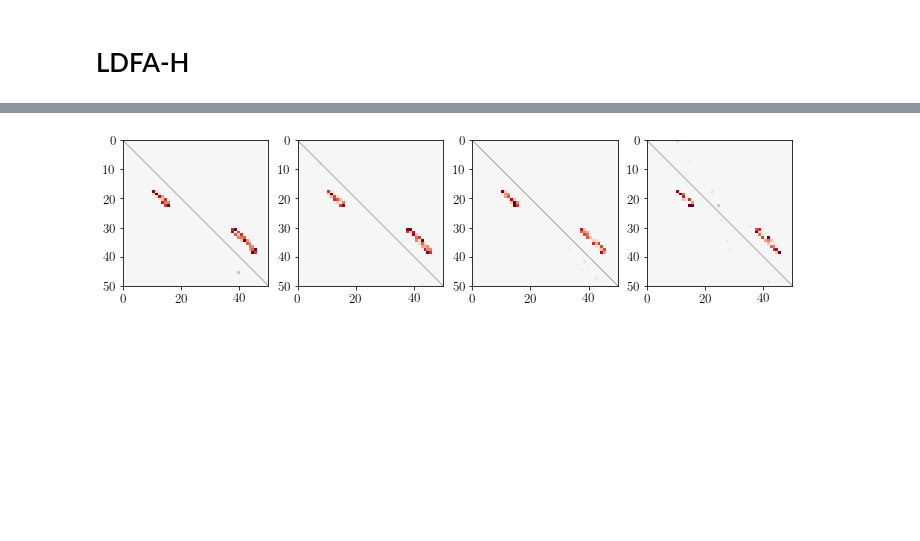
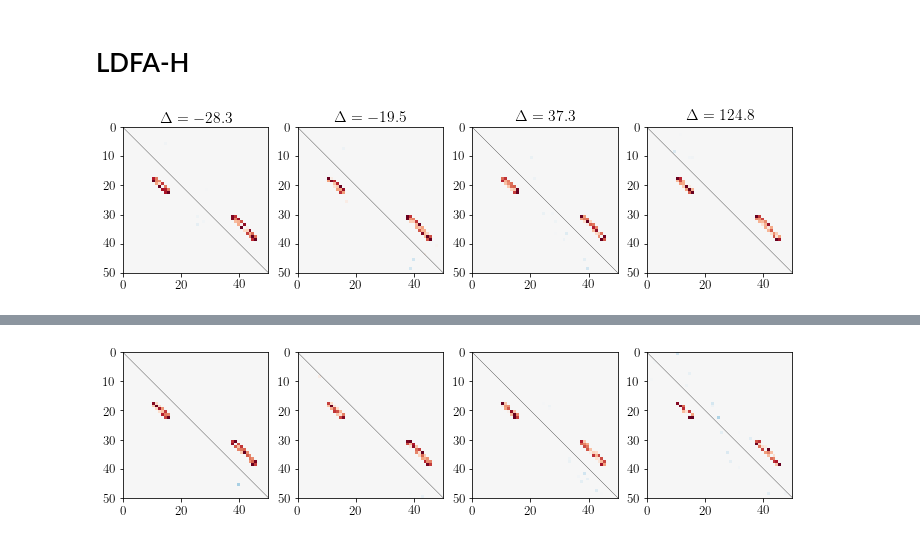
Before and after one commit to HeejongBong/ldfa, a Jupyter notebook: example/3.1 LDFA-H versus existing methods in addressing noise auto-correlation.ipynb, the cells around one changed output, grey strips where cells are left out. Cells and saved outputs as stored; diff of their text form; code cells hidden in the pictures; blank space fills up the shorter version.

Commit message:
multi-factor ldfa implemented

```diff
--- a/example/3.1 CDFA versus existing methods in addressing noise auto-correlation.ipynb
+++ b/example/3.1 LDFA-H versus existing methods in addressing noise auto-correlation.ipynb
@@ -321,3 +321,31 @@ for i, (l, W, lgv_dmm) in enumerate(zip(
 [figure]
 # %% [markdown]
 # LDFA-H
+# %%
+Omegas_cdfa = np.zeros((len(lambdas_eps),2*num_time,2*num_time))
+Sigmas_cdfa = np.zeros((len(lambdas_eps),2*num_time,2*num_time))
+
+for i, data in enumerate(datasets):
+    start_cdfa = time.time()
+
+    # fit dfa
+    Omega_est, Sigma_est, params_est =\
+        ldfa.fit([dat.T for dat in data], 1,
+                 lambda_cross, offset_cross, lambda_auto, offset_auto,
+                 ths_glasso=1e-8, ths_lasso=1e-8)
+
+    Omegas_cdfa[i] = Omega_est[0]
+    Sigmas_cdfa[i] = Sigma_est[0]
+
+    sys.__stdout__.write('%d-th simulation on LDFA-H finished, lapse: %.3fs \n'
+                         %(i+1, time.time()-start_cdfa))
+    sys.__stdout__.flush()
+# %%
+plt.figure(figsize=(12, 3))
+for i, (l, W, lgv_dmm) in enumerate(zip(
+    lambdas_eps[show_eps], Omegas_cdfa[show_eps], lgvs_avg[show_eps])):
+    plt.subplot(1,4,i+1)
+    dmx.imshow(W[:num_time,num_time:], identity=True, vmax=0.2, time=[0,50])
+    plt.title(r'$\Delta = %.1f$'%(lgv_latent-lgv_dmm))
+# %% [output]
+[figure, added]
```
Also changed, not shown: parts of 1 cell of this notebook, 2 other files.
